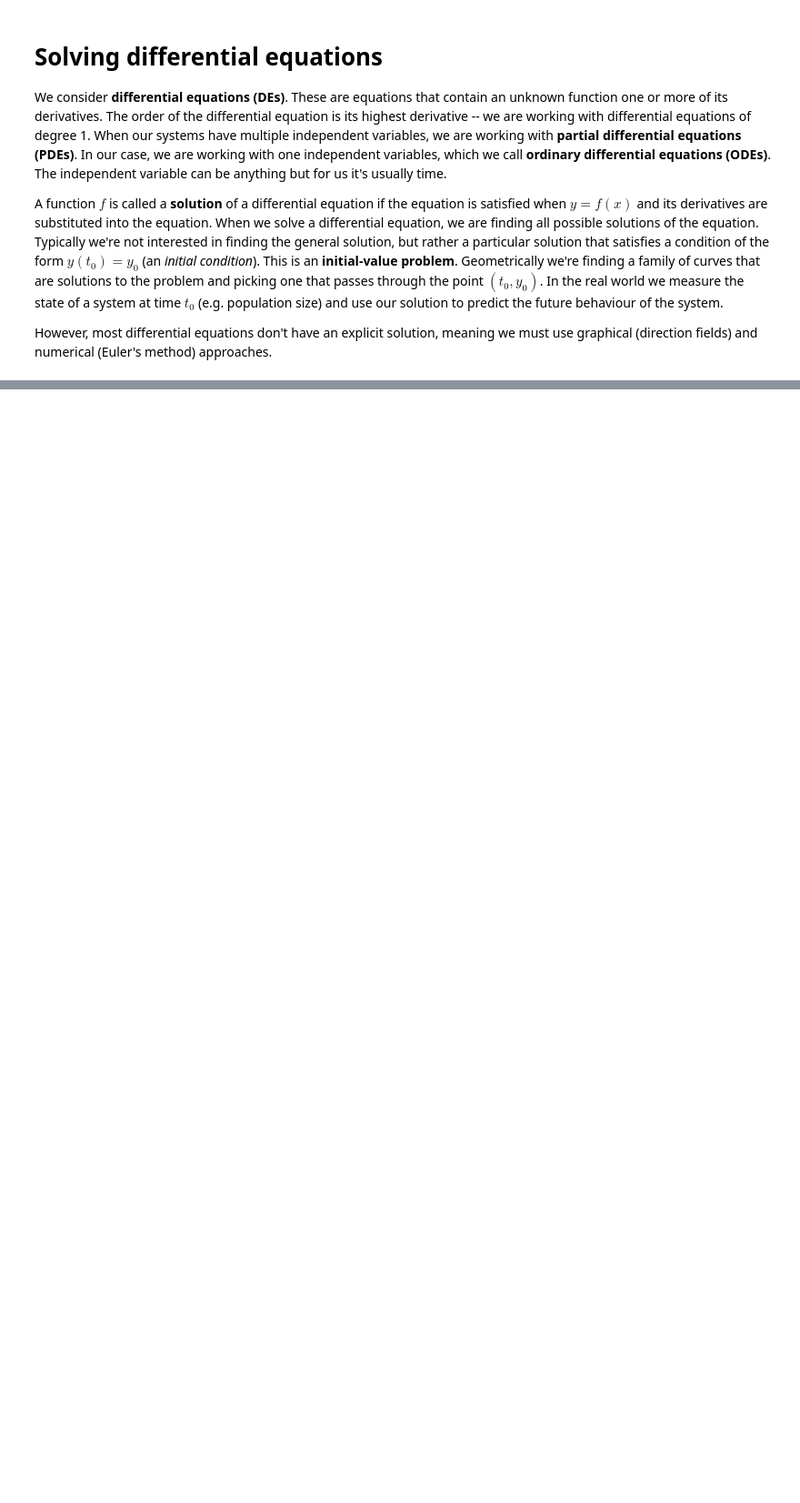
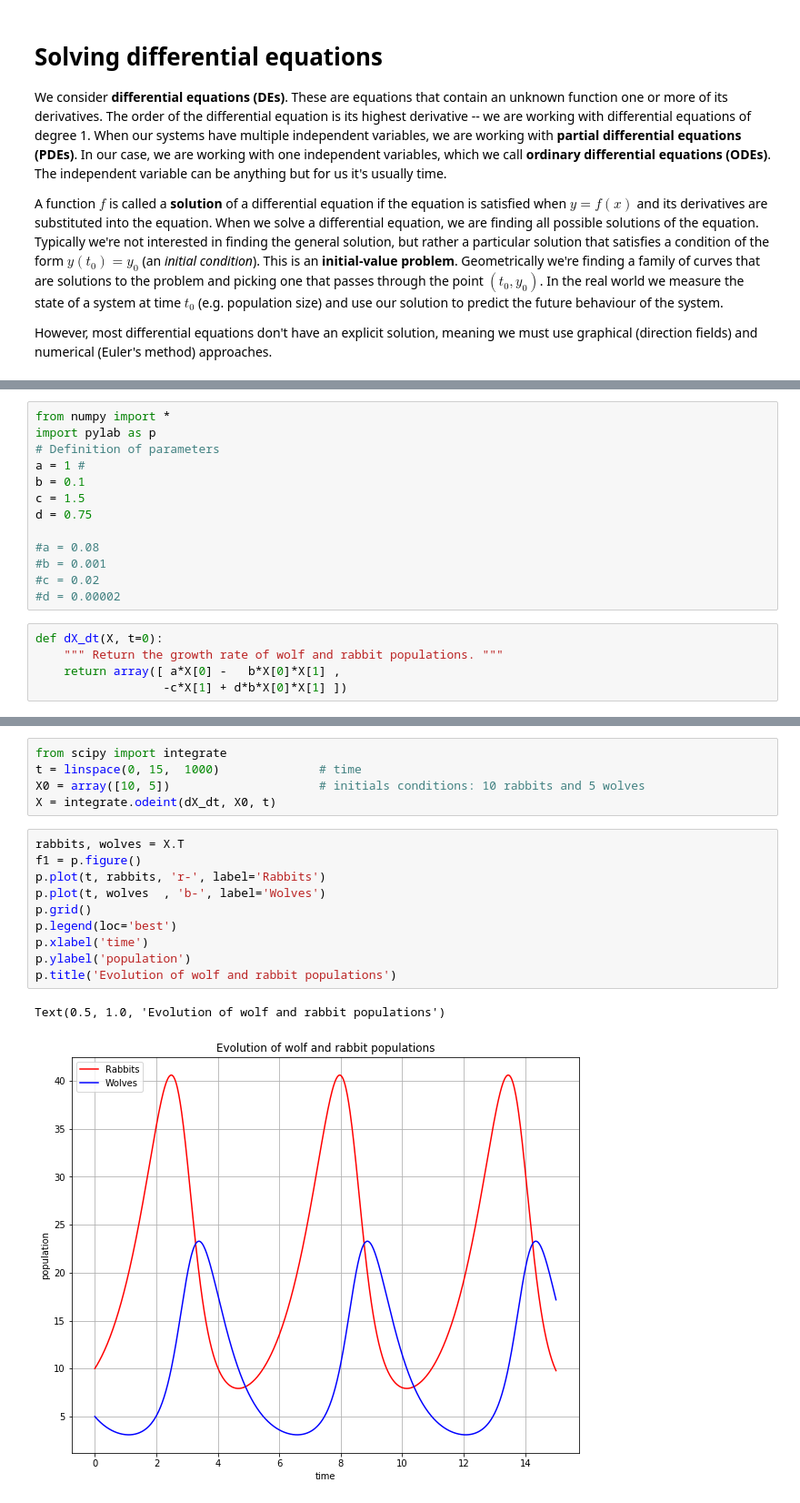
Before and after one commit to diazale/ode_models, a Jupyter notebook: ODE models.ipynb, the cells around one changed output, grey strips where cells are left out. Shown: that part at 91% size. Saved outputs shown, nothing was run; the diff lists cells and outputs as text; blank space fills up the shorter version.

```diff
--- a/ODE models.ipynb
+++ b/ODE models.ipynb
@@ -129,0 +124,18 @@ $$y(0) = 1$$
+# %%
+from numpy import *
+import pylab as p
+# Definition of parameters
+a = 1 #
+b = 0.1
+c = 1.5
+d = 0.75
+
+#a = 0.08
+#b = 0.001
+#c = 0.02
+#d = 0.00002
+# %%
+def dX_dt(X, t=0):
+    """ Return the growth rate of wolf and rabbit populations. """
+    return array([ a*X[0] -   b*X[0]*X[1] ,
+                  -c*X[1] + d*b*X[0]*X[1] ])
@@ -129,0 +167,18 @@ $$y(0) = 1$$
+# %%
+from scipy import integrate
+t = linspace(0, 15,  1000)              # time
+X0 = array([10, 5])                     # initials conditions: 10 rabbits and 5 wolves
+X = integrate.odeint(dX_dt, X0, t)
+# %%
+rabbits, wolves = X.T
+f1 = p.figure()
+p.plot(t, rabbits, 'r-', label='Rabbits')
+p.plot(t, wolves  , 'b-', label='Wolves')
+p.grid()
+p.legend(loc='best')
+p.xlabel('time')
+p.ylabel('population')
+p.title('Evolution of wolf and rabbit populations')
+# %% [output]
+Text(0.5, 1.0, 'Evolution of wolf and rabbit populations')
+[figure, added]
```
Also changed, not shown: parts of 17 cells of this notebook.
